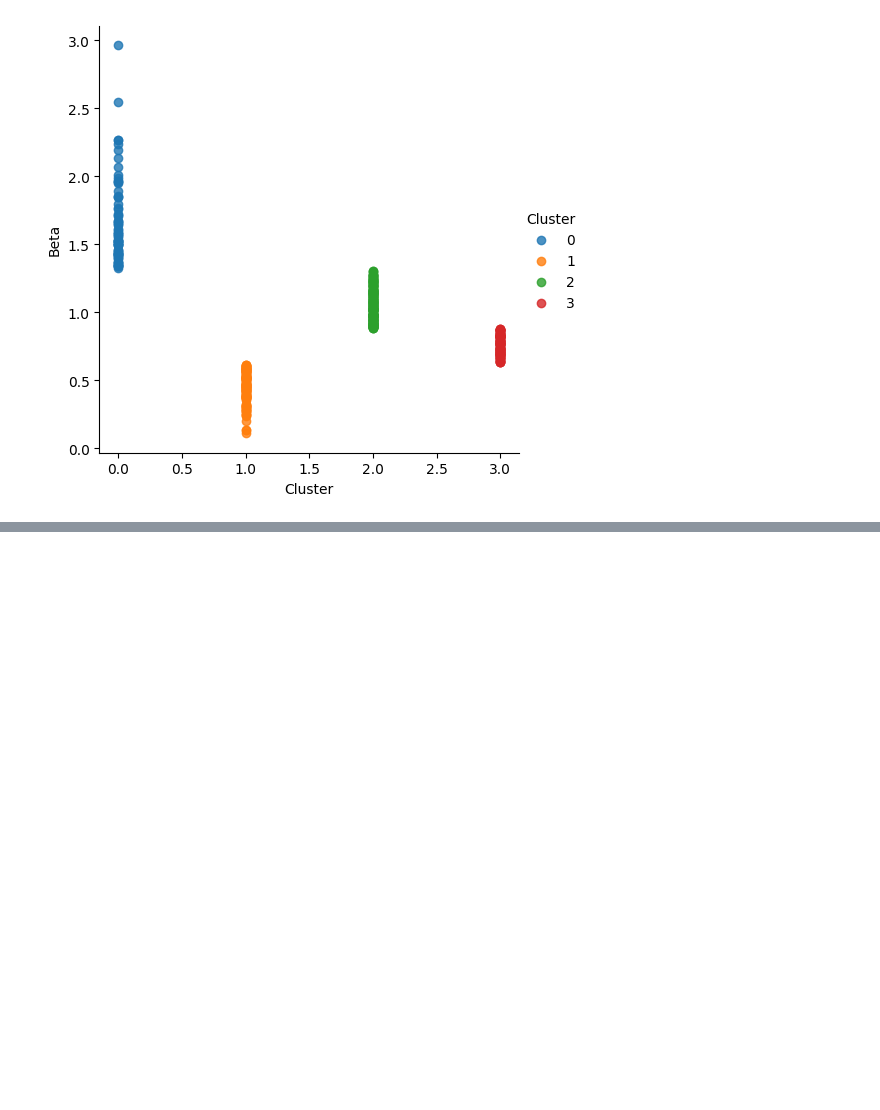
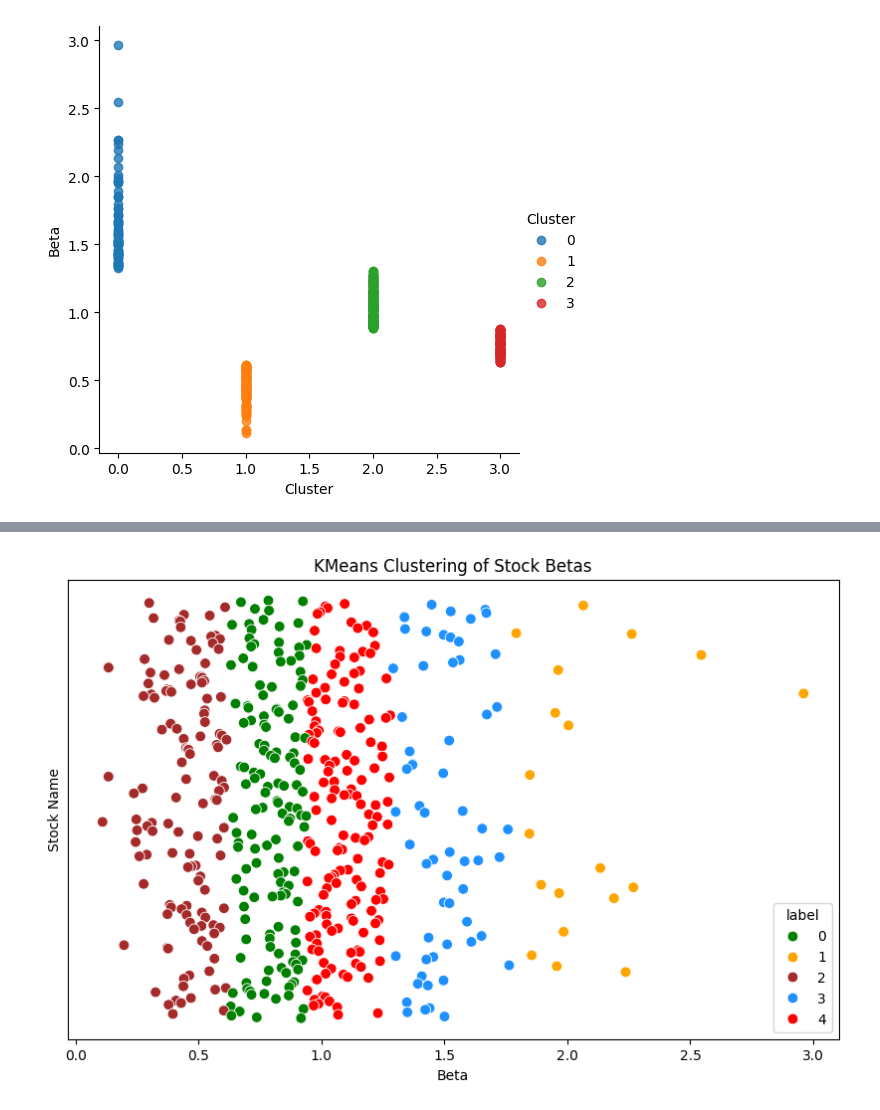
Before and after one commit to chhaybilindaHak/Assessment, a Jupyter notebook: W1941231.ipynb, the cells around one changed output, grey strips where cells are left out. Saved outputs shown, nothing was run; the diff lists cells and outputs as text; code cells hidden in the pictures; blank space fills up the shorter version.

```diff
--- a/W1941231.ipynb
+++ b/W1941231.ipynb
@@ -358,0 +371,12 @@ NameError: name 'data' is not defined
+# %%
+#Taking 5 clusters
+km1=KMeans(n_clusters=5)
+#Fitting the input data
+km1.fit(X)
+#predicting the labels of the input data
+y=km1.predict(X)
+#adding the labels to a column named label
+df_kmeans = betas.copy()
+df_kmeans["label"] = y
+#The new dataframe with the clustering done
+df_kmeans.head()
@@ -358,0 +390,12 @@ NameError: name 'data' is not defined
+# %%
+#Scatterplot of the clusters
+plt.figure(figsize=(10,6))
+sns.scatterplot(x = 'Beta',y = 'Stock_Name',hue="label",
+                 palette=['green','orange','brown','dodgerblue','red'], legend='full',data = df_kmeans  ,s = 60 )
+plt.xlabel('Beta')
+plt.ylabel('Stock Name')
+plt.title('KMeans Clustering of Stock Betas')
+plt.yticks([])
+plt.show()
+# %% [output]
+[figure, added]
```
Also changed, not shown: parts of 13 cells of this notebook.
